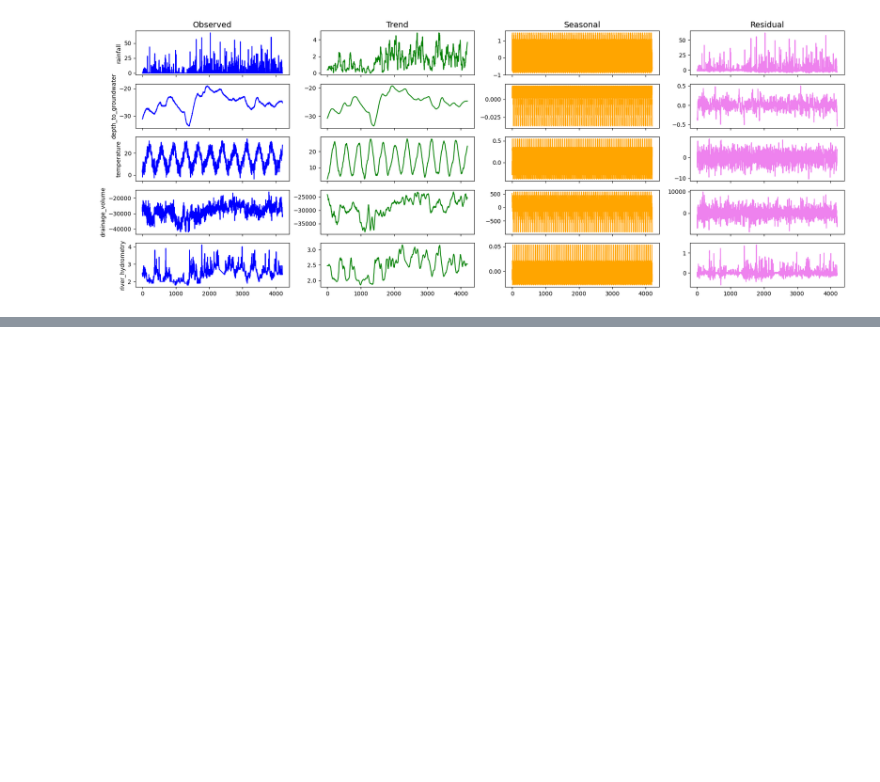
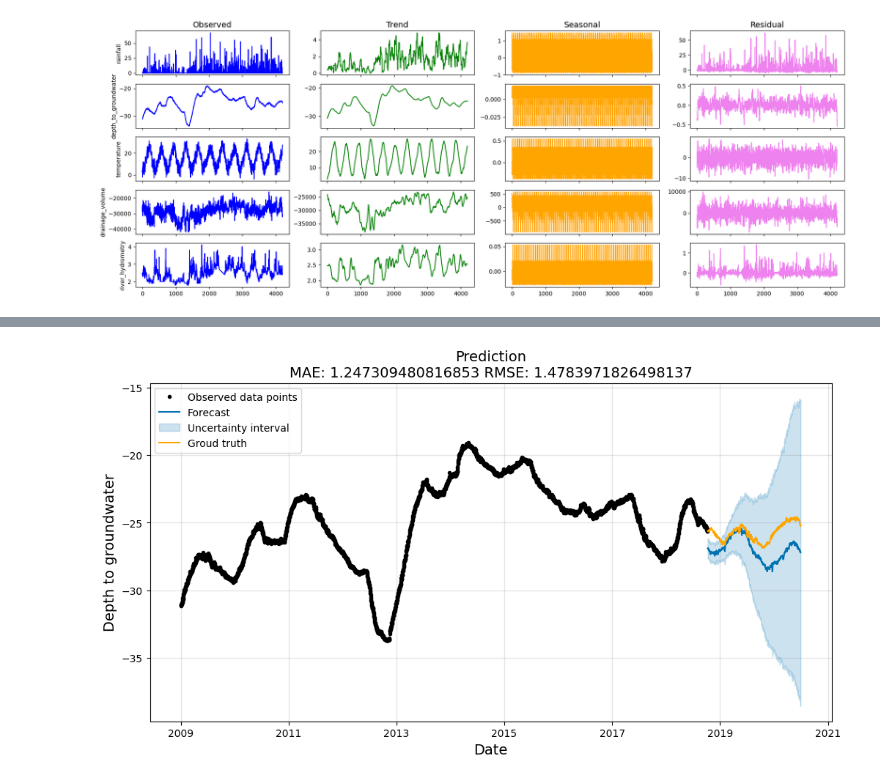
Before and after one commit to pjpena19/Times_Series_Forecasting_PP, a Jupyter notebook: src/explore.ipynb, the cells around one changed output, grey strips where cells are left out. Saved outputs shown, nothing was run; the diff lists cells and outputs as text; code cells hidden in the pictures; blank space fills up the shorter version.

```diff
--- a/src/explore.ipynb
+++ b/src/explore.ipynb
@@ -328,0 +383,24 @@ for i, col in enumerate(core_columns):
+# %%
+# pip install prophet
+
+from prophet import Prophet
+from sklearn.metrics import mean_absolute_error, mean_squared_error
+from colorama import Fore
+
+# Training model
+model = Prophet()
+for col in features:
+    model.add_regressor(col)
+
+# Fit model
+model.fit(train)
+
+# Predict on validation set
+y_pred = model.predict(X_valid)
+
+# Calculate error
+mae = mean_absolute_error(Y_valid, y_pred['yhat'])
+rmse = np.sqrt(mean_squared_error(Y_valid, y_pred['yhat']))
+
+print(Fore.GREEN + f'MAE: {mae}')
+print(Fore.BLUE + f'RMSE: {rmse}')
@@ -328,0 +413,13 @@ for i, col in enumerate(core_columns):
+# %%
+fig, ax = plt.subplots(1, figsize = (12, 6))
+
+model.plot(y_pred, ax = ax)
+sns.lineplot(x = X_valid['ds'], y = Y_valid['y'], ax = ax, color = 'orange', label = 'Groud truth')
+
+ax.set_title(f'Prediction\nMAE: {mae} RMSE: {rmse}', fontsize = 14)
+ax.set_xlabel('Date', fontsize = 14)
+ax.set_ylabel('Depth to groundwater', fontsize = 14)
+
+plt.show()
+# %% [output]
+[figure, added]
```
Also changed, not shown: parts of 6 cells of this notebook.
